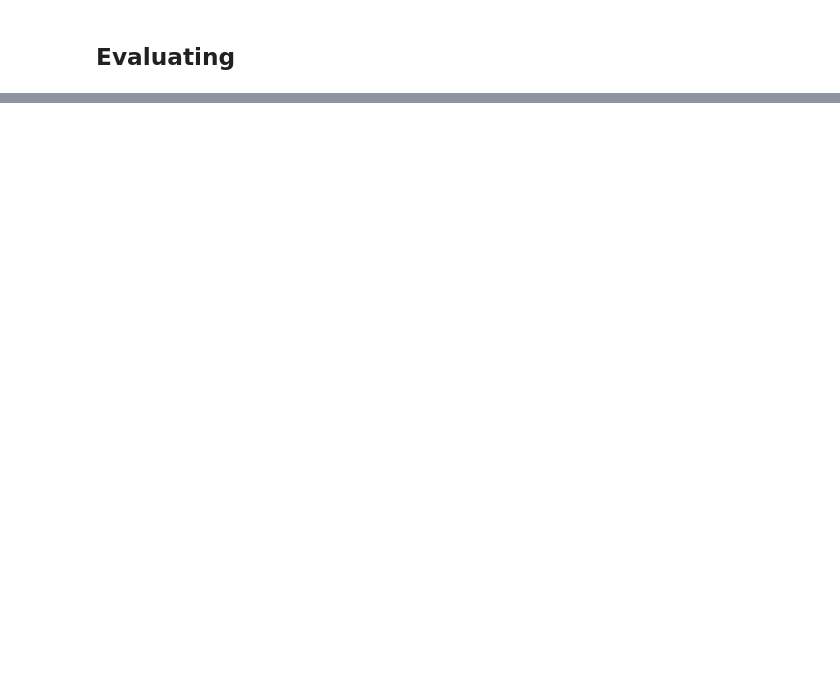
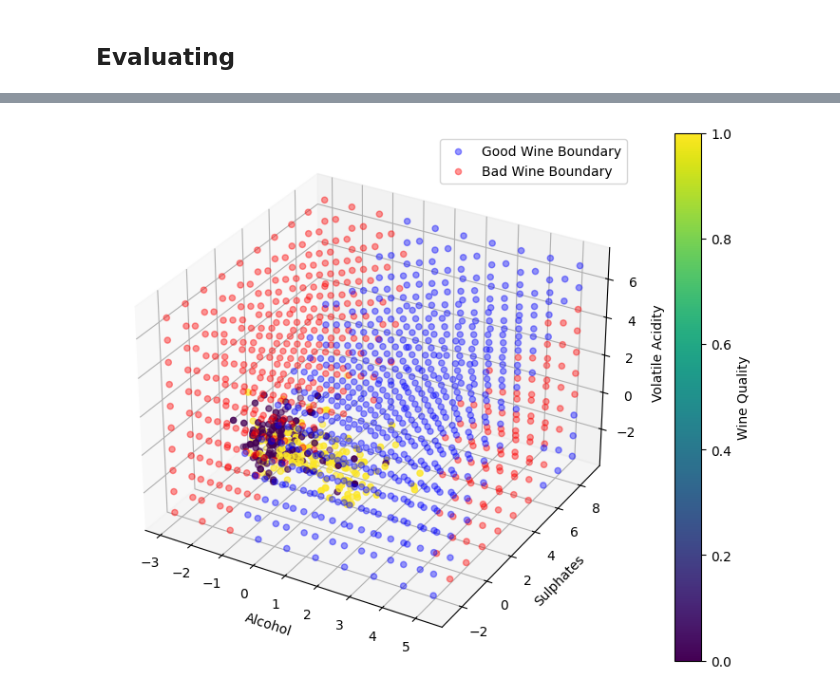
Before and after one commit to splch/ionq-ml-demo, a Jupyter notebook: main.ipynb, the cells around one changed output, grey strips where cells are left out. Drawn from its saved outputs; the diff is of its cells as text; code cells hidden in the pictures; blank space fills up the shorter version.

Commit message:
organize code and improve decision boundary

```diff
--- a/main.ipynb
+++ b/main.ipynb
@@ -73,16 +94,12 @@ def evaluate_model(test_loader, model):
+# %%
+# Prepare data
+train_loader, test_loader, class_weights = get_wine_dataloaders(batch_size=BATCH_SIZE)
+class_weights_tensor = torch.tensor(class_weights).float()
+# %%
+# Create model
+qnn = create_qnn()
+model = QuantumNet(qnn)
+optimizer = optim.Adam(model.parameters(), lr=LEARNING_RATE)
+loss_func = nn.NLLLoss(weight=class_weights_tensor)
 # %% [markdown]
 ## Training
-# %%
-epochs = 10
-batch_size = 1
-
-train_loader, test_loader, class_weights = get_wine_dataloaders(batch_size=batch_size)
-class_weights_tensor = torch.tensor(class_weights).float()
-
-qnn = create_qnn()
-model = Net(qnn)
-optimizer = optim.Adam(model.parameters(), lr=0.001)
-loss_func = nn.NLLLoss(weight=class_weights_tensor)
-
-train_model(train_loader, model, optimizer, loss_func, epochs)
-torch.save(model.state_dict(), "model.pt")
@@ -101,0 +114,6 @@ weighted avg       0.73      0.72      0.72       320
+# %%
+# Load model
+model.load_state_dict(torch.load(MODEL_PATH))
+
+# Evaluate model
+evaluate_model(test_loader, model)
@@ -101,0 +129,5 @@ weighted avg       0.73      0.72      0.72       320
+# %%
+# Plot 3D decision boundary
+plot_3d_decision_boundary(model, train_loader, test_loader)
+# %% [output]
+[figure, added]
```
Also changed, not shown: parts of 8 cells of this notebook, 6 other files.
